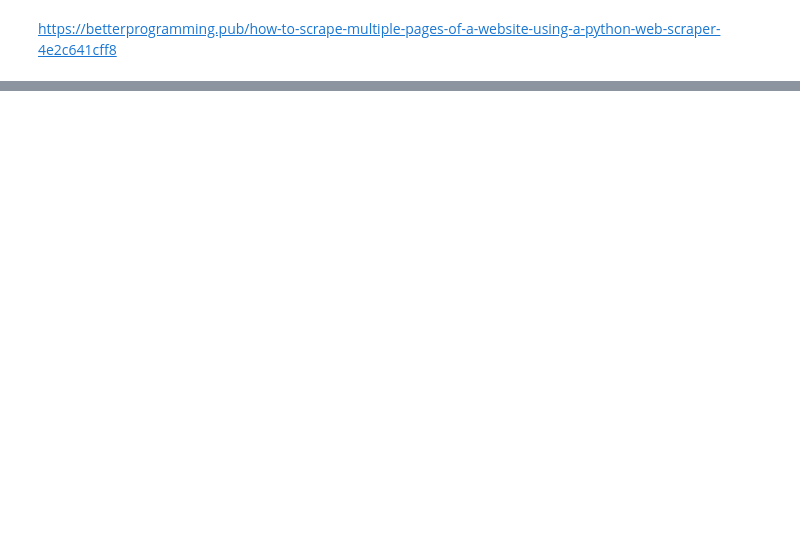
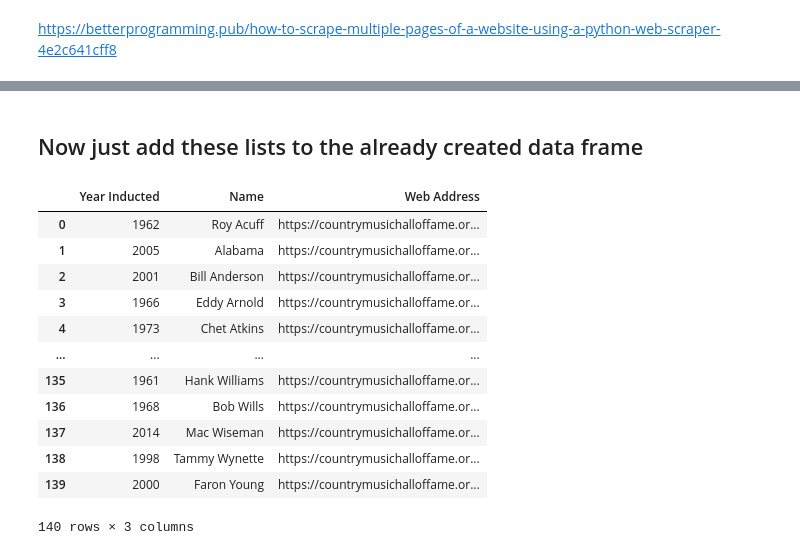
Before and after one commit to tye642/web_scraping_country_music_hof, a Jupyter notebook: notebook/hall_of_fame_webscrape.ipynb, the cells around one changed output, grey strips where cells are left out. Cells and saved outputs as stored; diff of their text form; code cells hidden in the pictures; blank space fills up the shorter version.

```diff
--- a/notebook/hall_of_fame_webscrape.ipynb
+++ b/notebook/hall_of_fame_webscrape.ipynb
@@ -181,0 +141,28 @@ for i in range(2,17):      # Number of pages plus one
+# %%
+artist_pages = []
+year_pages_dirty = []
+web_address_pages = []
+
+
+
+for i in range(2,17):      # Number of pages plus one, starting on page 2 cause we already did the first page
+    url = 'https://countrymusichalloffame.org/hall-of-fame/members/page/'
+    response = requests.get(url + str(i))
+    soup = BeautifulSoup(response.content, 'lxml')
+    print(url + str(i)) # Watching it print out the url to verify it's working
+
+    a = soup.find_all("div", "vertical-card_content--title") # Containter for artists
+    c = soup.find_all("div", "vertical-card_content--copy") # Container for year
+    d = soup.find_all('div', class_='vertical-card_content') # Container for web address
+
+    for element in a: # Going through each of the containers 'a' and adding name to my artist lists
+        name = element.h3.text
+        artist_pages.append(name)
+
+    for element in c: # Going through each of the containers 'c' and adding year to my year lists
+        year = element.p.text.strip()
+        year_pages_dirty.append(year)
+
+    for element in d: # Going through each of the containers 'd' and adding addresses to my web address lists
+        link = element.a['href']
+        web_address_pages.append(link)
@@ -183,0 +274,2 @@ https://betterprogramming.pub/how-to-scrape-multiple-pages-of-a-website-using-a-
+# %% [markdown]
+## Now just add these lists to the already created data frame
@@ -183,0 +280,16 @@ https://betterprogramming.pub/how-to-scrape-multiple-pages-of-a-website-using-a-
+# %%
+hof_df
+# %% [output]
+|  | Year Inducted | Name | Web Address |
+| 0 | 1962 | Roy Acuff | https://countrymusichalloffame.or... |
+| 1 | 2005 | Alabama | https://countrymusichalloffame.or... |
+| 2 | 2001 | Bill Anderson | https://countrymusichalloffame.or... |
+| 3 | 1966 | Eddy Arnold | https://countrymusichalloffame.or... |
+| 4 | 1973 | Chet Atkins | https://countrymusichalloffame.or... |
+| ... | ... | ... | ... |
+| 135 | 1961 | Hank Williams | https://countrymusichalloffame.or... |
+| 136 | 1968 | Bob Wills | https://countrymusichalloffame.or... |
+| 137 | 2014 | Mac Wiseman | https://countrymusichalloffame.or... |
+| 138 | 1998 | Tammy Wynette | https://countrymusichalloffame.or... |
+| 139 | 2000 | Faron Young | https://countrymusichalloffame.or... |
+140 rows × 3 columns
```
Also changed, not shown: parts of 36 cells of this notebook.
